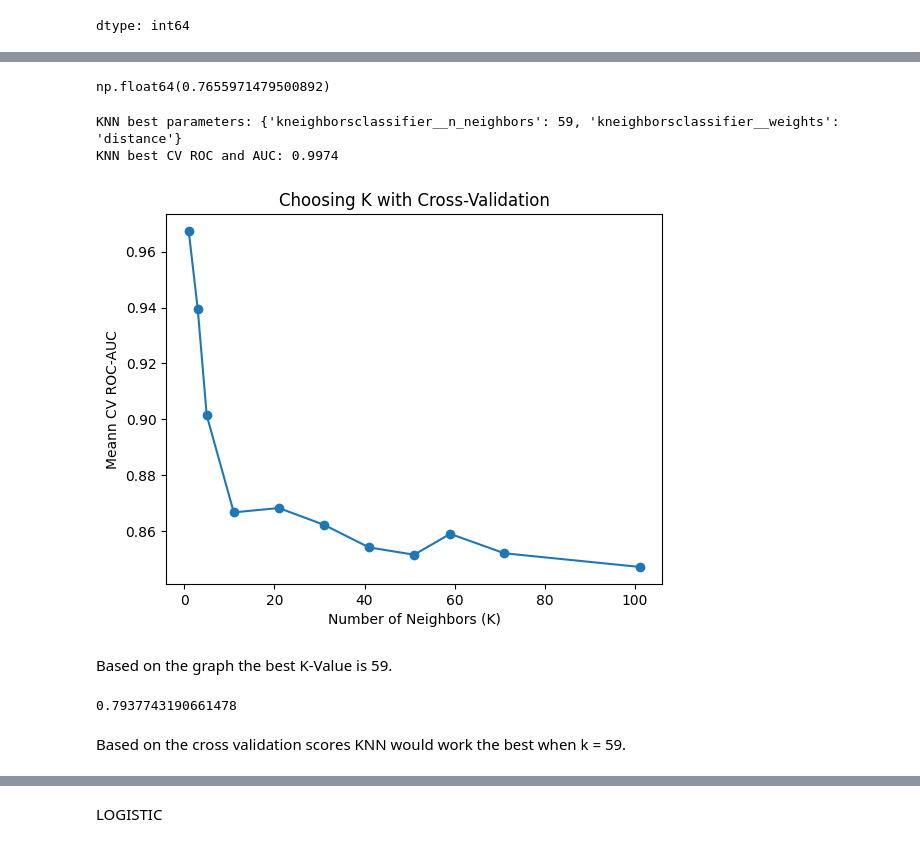
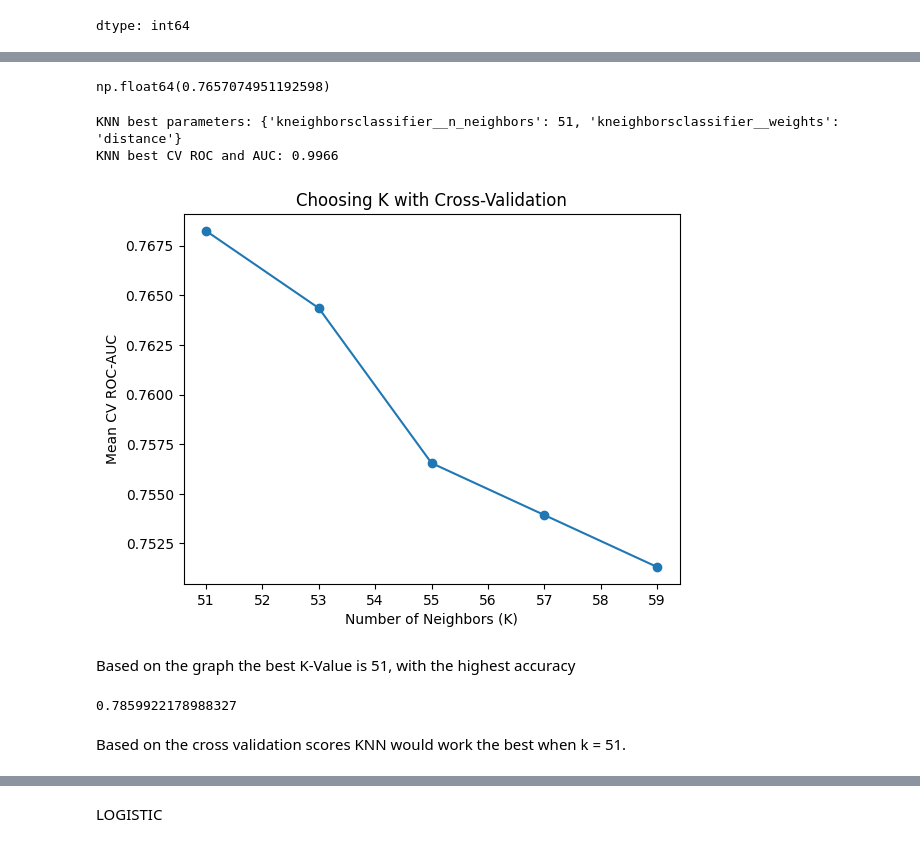
Before and after one commit to cpt0/data201-labs, a Jupyter notebook: data201-Project1/PROJECT_three_.ipynb, the cells around one changed output, grey strips where cells are left out. Saved outputs shown, nothing was run; the diff lists cells and outputs as text; code cells hidden in the pictures.

```diff
--- a/data201-Project1/PROJECT_three_.ipynb
+++ b/data201-Project1/PROJECT_three_.ipynb
@@ -194,6 +215,6 @@ dtype: int64
 # %%
-X = heart[["age","thalach","cp","fbs","sex"]]
-y = heart["target"]
+X = encoded_heart[["age","thalach","cp_0","cp_1","cp_2","cp_3","sex"]]
+y = encoded_heart["target"]
 # %%
 # Split the data
 from sklearn.model_selection import train_test_split
@@ -205,18 +226,6 @@ X_train, X_test, y_train, y_test = train_test_split(
     random_state=99,
 
 )
-# %%
-# Split the data
-from sklearn.model_selection import train_test_split
-
-X_train, X_test, y_train, y_test = train_test_split(
-    X,
-    y,
-    test_size=0.25, #this is the default %, you can remove this line if you want to
-    random_state=99,
-
-
-)
 # %%
 # Build preprocessing steps
 preprocess = make_pipeline(
@@ -258,16 +267,16 @@ np.float64(0.7538918597742127)
 # %%
-cross_validation(QuadraticDiscriminantAnalysis())
+cross_validation(QuadraticDiscriminantAnalysis(reg_param=0.01))
 # %% [output]
-np.float64(0.7655971479500892)
+np.float64(0.7657074951192598)
 # %%
 
 knn = make_pipeline(
     StandardScaler(),
-    KNeighborsClassifier()
+      KNeighborsClassifier()
 )
 
 knn_grid = {
-    'kneighborsclassifier__n_neighbors': [1, 3, 5, 11, 21, 31, 41, 51, 59, 71, 101],
+    'kneighborsclassifier__n_neighbors': [51, 53, 55, 57, 59],
     'kneighborsclassifier__weights': ['uniform','distance']
 }
 
@@ -275,7 +284,8 @@ grid_knn = GridSearchCV(
     knn,
     knn_grid,
     cv=5,
-    scoring='roc_auc'
+    scoring='roc_auc',
+    return_train_score=False
 )
 
 grid_knn.fit(X_train, y_train)
@@ -283,14 +293,14 @@ grid_knn.fit(X_train, y_train)
 print("KNN best parameters:", grid_knn.best_params_)
 print("KNN best CV ROC and AUC:", round(grid_knn.best_score_, 4))
 # %% [output]
-KNN best parameters: {'kneighborsclassifier__n_neighbors': 59, 'kneighborsclassifier__weights': 'distance'}
-KNN best CV ROC and AUC: 0.9974
+KNN best parameters: {'kneighborsclassifier__n_neighbors': 51, 'kneighborsclassifier__weights': 'distance'}
+KNN best CV ROC and AUC: 0.9966
 # %%
 
-k_values = [1, 3, 5, 11, 21, 31, 41, 51, 59, 71, 101]
+  k_values = [51, 53, 55, 57, 59]
 
 #create an empty list
-cv_scores = []
+  cv_scores = []
 
 #Run cross-validation
 for k in k_values:
@@ -305,41 +315,41 @@ for k in k_values:
         X_train,
         y_train,
         cv=5,
-        scoring = 'roc_auc'
+
     )
 
     cv_scores.append(scores.mean())
 # %%
 plt.plot(
     k_values,
     cv_scores,
     marker="o"
 )
 
 plt.xlabel("Number of Neighbors (K)")
-plt.ylabel("Meann CV ROC-AUC")
+plt.ylabel("Mean CV ROC-AUC")
 plt.title("Choosing K with Cross-Validation")
 
 plt.show()
 # %% [output]
-[figure, old version]
+[figure, new version]
 # %% [markdown]
-Based on the graph the best K-Value is 59.
+Based on the graph the best K-Value is 51, with the highest accuracy
 # %%
 from sklearn.metrics import accuracy_score
 
 best_knn = make_pipeline(
     StandardScaler(),
-    KNeighborsClassifier(n_neighbors=59)
+    KNeighborsClassifier(n_neighbors=51)
 )
 
 best_knn.fit(X_train, y_train)
 best_knn_pred = best_knn.predict(X_test)
 accuracy_score(y_test, best_knn_pred)
 # %% [output]
-0.7937743190661478
+0.7859922178988327
 # %% [markdown]
-Based on the cross validation scores KNN would work the best when k = 59.
+Based on the cross validation scores KNN would work the best when k = 51.
 # %%
 from sklearn.metrics import confusion_matrix, ConfusionMatrixDisplay
 import matplotlib.pyplot as plt
```
Also changed, not shown: parts of 32 cells of this notebook.
